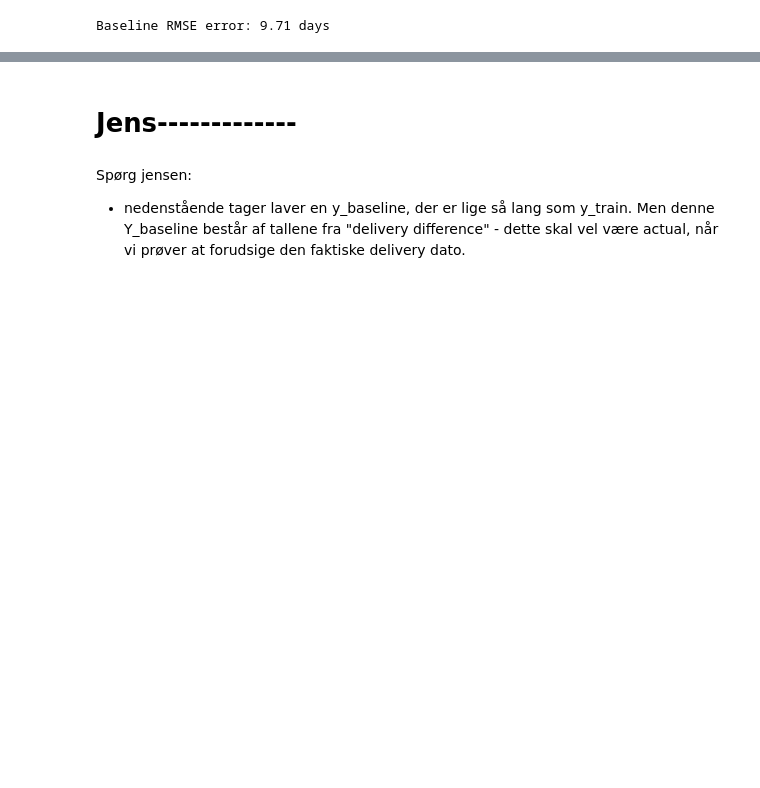
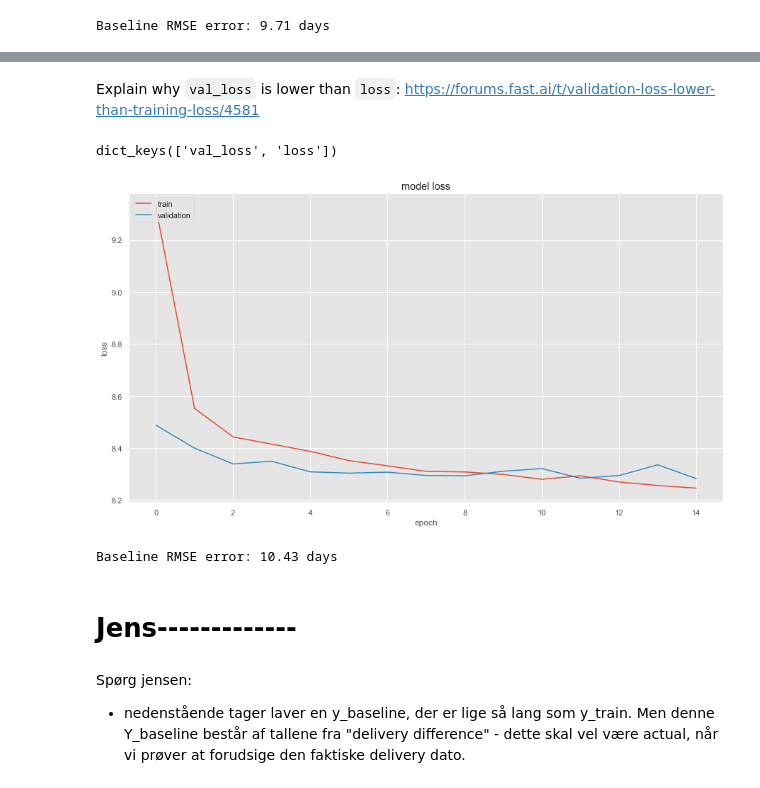
Before and after one commit to MotzWanted/Business_Analytics_Olist, a Jupyter notebook: phase3/phase_3_master.ipynb, the cells around one changed output, grey strips where cells are left out. Cells and saved outputs as stored; diff of their text form; code cells hidden in the pictures; blank space fills up the shorter version.

```diff
--- a/phase3/phase_3_master.ipynb
+++ b/phase3/phase_3_master.ipynb
@@ -557,0 +564,4 @@ Predicting the average delivery time for all the orders
+# %%
+#Removing the last column in x_train and x_test
+X_test = X_test[:,:-1]
+X_train = X_train[:,:-1]
@@ -571 +588,4 @@ Baseline RMSE error: 9.71 days
+# %%
+X_train = preprocessing.normalize(X_train)
+X_test = preprocessing.normalize(X_test)
 # %%
@@ -585,0 +621,19 @@ We see that this model performs slightly better. However, we could perform bette
+# %%
+def root_mean_squared_error(y_true, y_pred):
+        return K.sqrt(K.mean(K.square(y_pred - y_true)))
+# %%
+#Defining input
+input_ = X_train.shape[1]
+
+#Defining model
+model = Sequential()
+model.add(Dense(20, input_dim=input_, activation='relu'))
+model.add(Dropout(rate=0.25))
+model.add(Dense(50, input_dim=20, activation='relu'))
+model.add(Dropout(rate=0.5))
+model.add(Dense(1, activation='linear'))
+#Specifying what type of loss function and optimizer to use:
+model.compile(loss=root_mean_squared_error, optimizer='adam')
+
+#model.fit(X_train, y_train, epochs=10, batch_size=16)
+history = model.fit(X_train, y_train, epochs=15, batch_size=64, validation_data=(X_test,y_test))
@@ -586,3 +658,25 @@ We see that this model performs slightly better. However, we could perform bette
+# %% [markdown]
+Explain why `val_loss` is lower than `loss`: https://forums.fast.ai/t/validation-loss-lower-than-training-loss/4581
+# %%
+print(history.history.keys())
+# "Loss"
+plt.plot(history.history['loss'])
+plt.plot(history.history['val_loss'])
+plt.title('model loss')
+plt.ylabel('loss')
+plt.xlabel('epoch')
+plt.legend(['train', 'validation'], loc='upper left')
+plt.show()
+# %% [output]
+dict_keys(['val_loss', 'loss'])
+[figure, added]
+# %%
+#Predicting the
+pred = model.predict(X_test)
+baseline_errors = np.sqrt(np.mean((pred - y_test) ** 2))
+print('Baseline RMSE error:', round(np.mean(baseline_errors), 2), 'days')
+# %% [output]
+Baseline RMSE error: 10.43 days
 # %% [markdown]
 # Jens-------------
 # %% [markdown]
```
Also changed, not shown: parts of 35 cells of this notebook.
